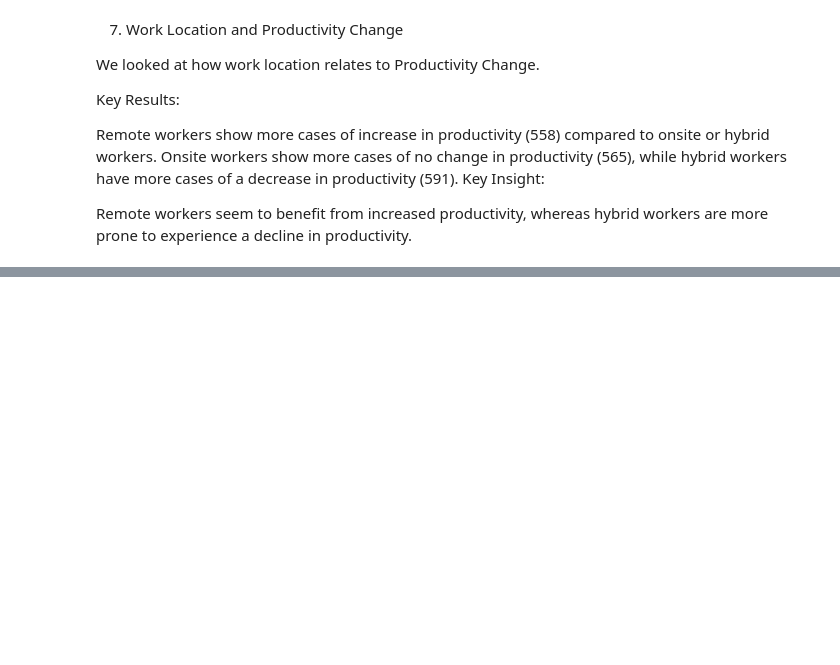
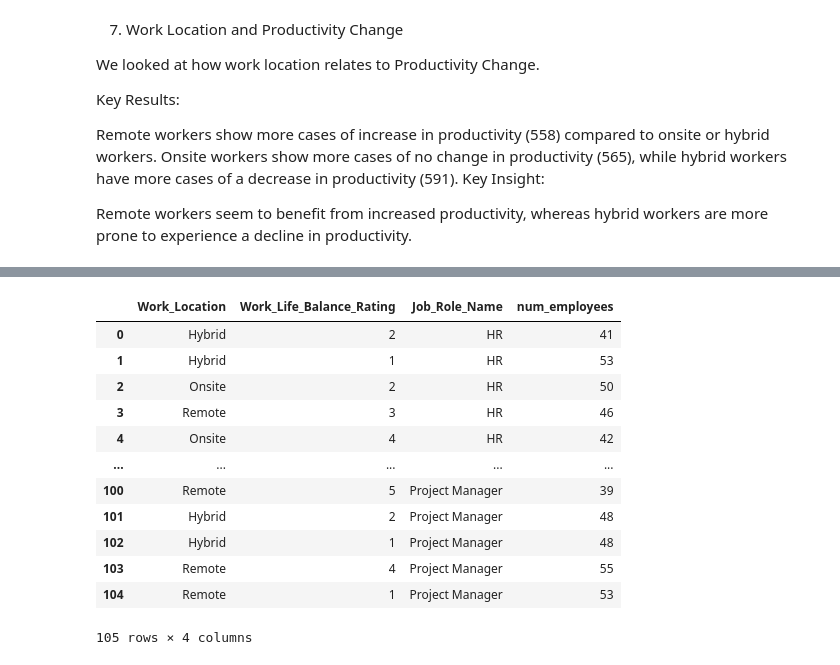
Before and after one commit to Banak14/projetfinal, a Jupyter notebook: notebooks/sql.ipynb, the cells around one changed output, grey strips where cells are left out. Cells and saved outputs as stored; diff of their text form; code cells hidden in the pictures; blank space fills up the shorter version.

```diff
--- a/notebooks/sql.ipynb
+++ b/notebooks/sql.ipynb
@@ -222,0 +283,24 @@ Remote workers seem to benefit from increased productivity, whereas hybrid worke
+# %%
+# Work-Life Balance by Work Location and Job Role
+work_life_balance = pd.read_sql("""
+    SELECT rw.Work_Location, rw.Work_Life_Balance_Rating, jr.Job_Role_Name, COUNT(*) AS num_employees
+    FROM remote_work_mental_health rw
+    JOIN job_roles jr ON rw.Job_Role_ID = jr.Job_Role_ID
+    GROUP BY rw.Work_Location, rw.Work_Life_Balance_Rating, jr.Job_Role_Name;
+""", engine)
+
+display(work_life_balance)
+# %% [output]
+|  | Work_Location | Work_Life_Balance_Rating | Job_Role_Name | num_employees |
+| 0 | Hybrid | 2 | HR | 41 |
+| 1 | Hybrid | 1 | HR | 53 |
+| 2 | Onsite | 2 | HR | 50 |
+| 3 | Remote | 3 | HR | 46 |
+| 4 | Onsite | 4 | HR | 42 |
+| ... | ... | ... | ... | ... |
+| 100 | Remote | 5 | Project Manager | 39 |
+| 101 | Hybrid | 2 | Project Manager | 48 |
+| 102 | Hybrid | 1 | Project Manager | 48 |
+| 103 | Remote | 4 | Project Manager | 55 |
+| 104 | Remote | 1 | Project Manager | 53 |
+105 rows × 4 columns
```
Also changed, not shown: parts of 13 cells of this notebook, 16 other files.
